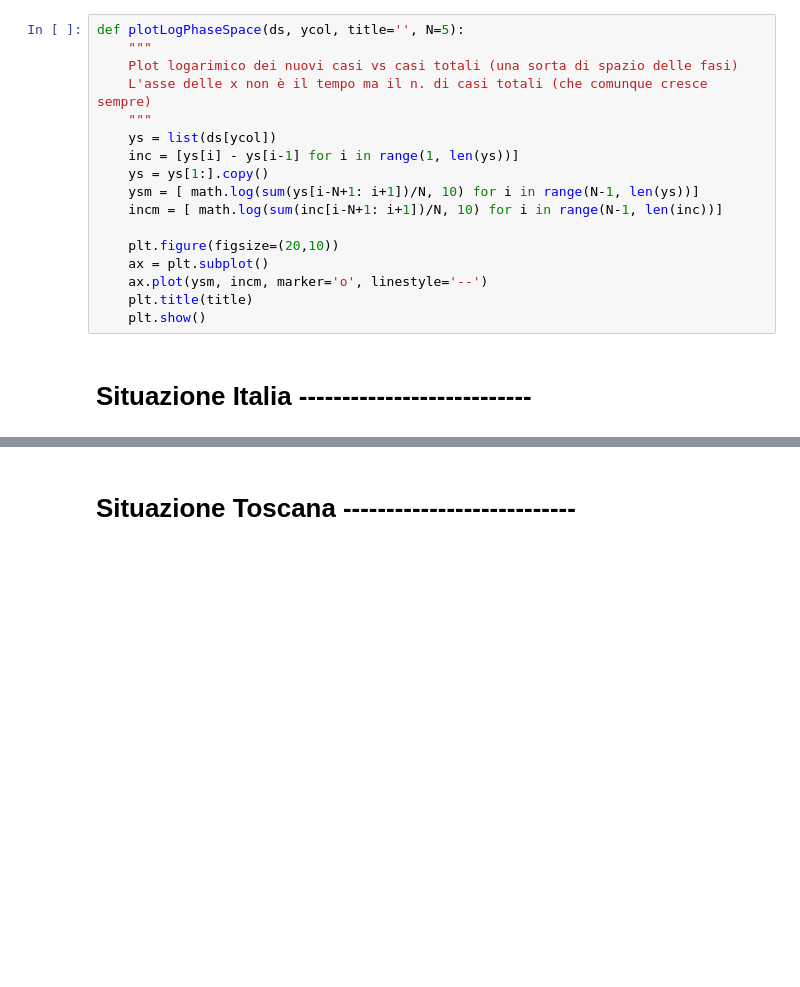
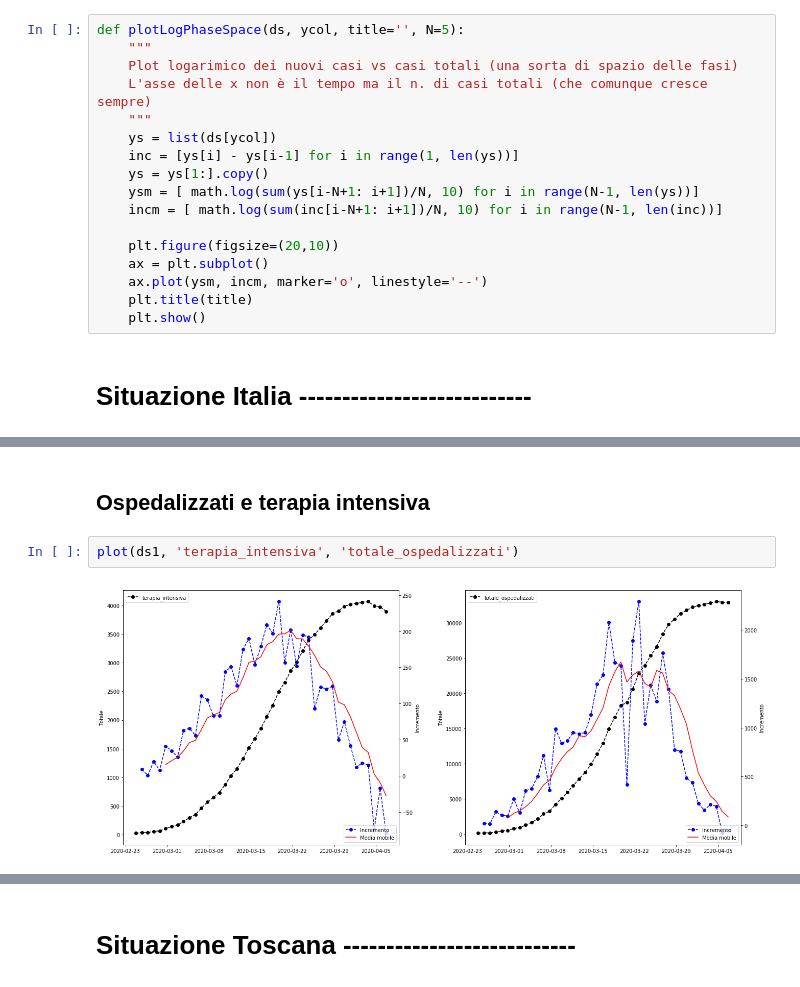
Before and after one commit to stefano-gaggero/COVID19, a Jupyter notebook: 2020-03 COVID.ipynb, the cells around one changed output, grey strips where cells are left out. Cells and saved outputs as stored; diff of their text form; blank space fills up the shorter version.

```diff
--- a/2020-03 COVID.ipynb
+++ b/2020-03 COVID.ipynb
@@ -109,0 +95,6 @@ plotLogPhaseSpace(ds, 'totale_casi', title='Incremento vs Totale casi (log-log)'
+# %% [markdown]
+## Ospedalizzati e terapia intensiva
+# %%
+plot(ds1, 'terapia_intensiva', 'totale_ospedalizzati')
+# %% [output]
+[figure, added]
```
Also changed, not shown: parts of 33 cells of this notebook.
